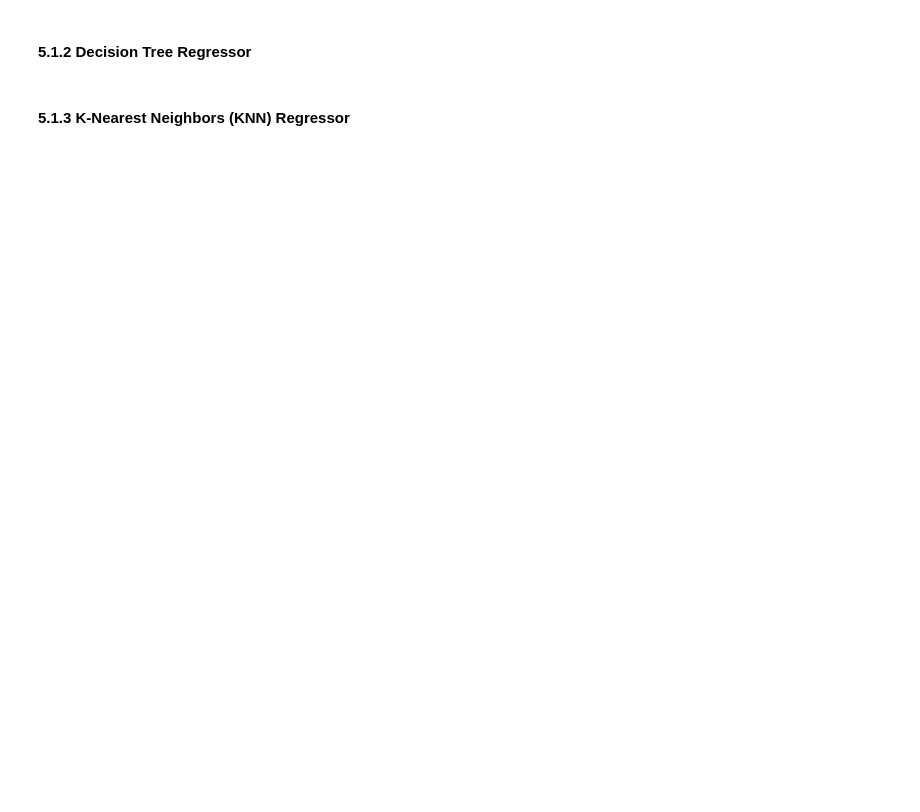
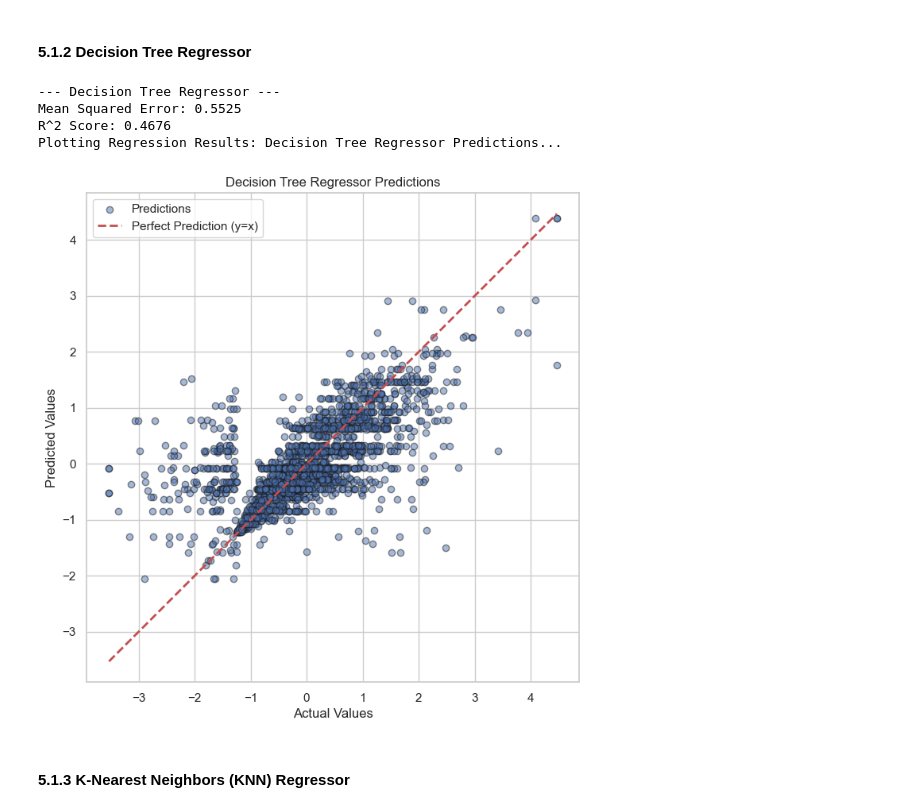
Before and after one commit to nargessdnd/CMOR_Final_Project, a Jupyter notebook: ESG_Financial_Analysis.ipynb, the cells around one changed output. Saved outputs shown, nothing was run; the diff lists cells and outputs as text; code cells hidden in the pictures; blank space fills up the shorter version.

```diff
--- a/ESG_Financial_Analysis.ipynb
+++ b/ESG_Financial_Analysis.ipynb
@@ -305,19 +489,26 @@ else:
 #### 5.1.2 Decision Tree Regressor
 # %%
 if 'X_reg_train' in locals() and X_reg_train is not None:
-    dt_reg = DecisionTreeRegressor(max_depth=10, min_samples_split=10, random_state=42)
+    print("--- Decision Tree Regressor ---")
+    # Tune hyperparameters like max_depth, min_samples_split
+    dt_reg = DecisionTreeRegressor(max_depth=8, min_samples_split=20, random_state=42)
     dt_reg.fit(X_reg_train, y_reg_train)
     y_reg_pred_dt = dt_reg.predict(X_reg_test)
     mse_dt = mean_squared_error(y_reg_test, y_reg_pred_dt)
     r2_dt = r2_score(y_reg_test, y_reg_pred_dt)
-    print("--- Decision Tree Regressor ---")
     print(f"Mean Squared Error: {mse_dt:.4f}")
     print(f"R^2 Score: {r2_dt:.4f}")
 
     regression_results['Decision Tree Regressor'] = {'MSE': mse_dt, 'R2': r2_dt}
-    plot_regression_results(y_reg_test, y_reg_pred_dt, 'Decision Tree Regressor')
+    plot_regression_results(y_reg_test, y_reg_pred_dt, 'Decision Tree Regressor Predictions')
 else:
     print("Regression data not prepared. Skipping Decision Tree Regressor.")
+# %% [output]
+--- Decision Tree Regressor ---
+Mean Squared Error: 0.5525
+R^2 Score: 0.4676
+Plotting Regression Results: Decision Tree Regressor Predictions...
+[figure, added]
 # %% [markdown]
 #### 5.1.3 K-Nearest Neighbors (KNN) Regressor
 # %%
```
Also changed, not shown: parts of 44 cells of this notebook, 4 other files.
